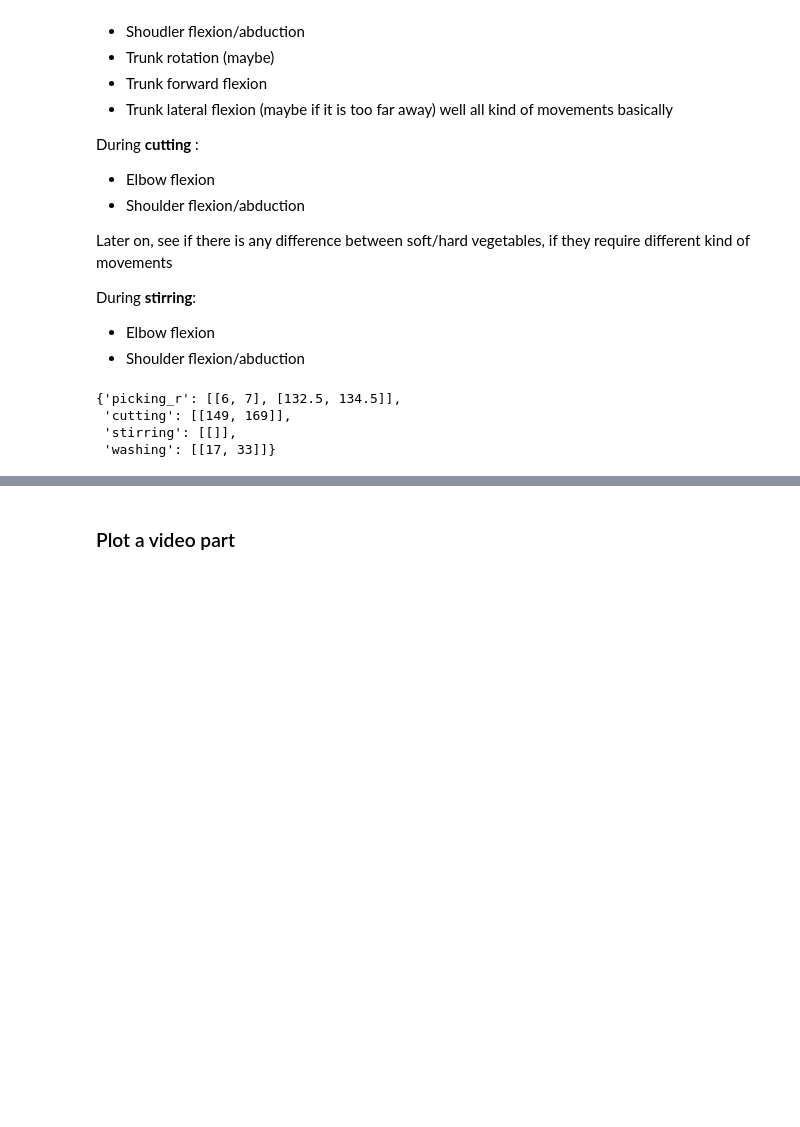
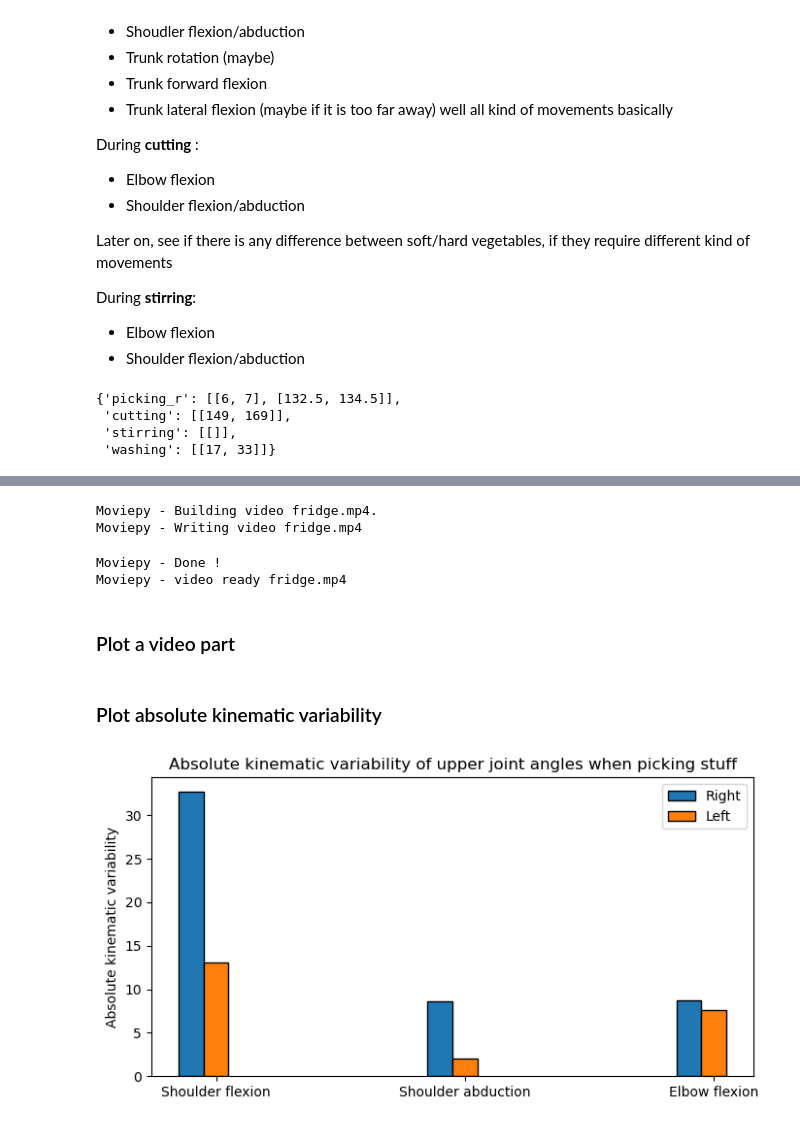
Before and after one commit to FranklinLeong/dexterity_assessment_CL, a Jupyter notebook: src/exploratory copie.ipynb, the cells around one changed output, grey strips where cells are left out. Drawn from its saved outputs; the diff is of its cells as text; code cells hidden in the pictures; blank space fills up the shorter version.

```diff
--- a/src/exploratory copie.ipynb
+++ b/src/exploratory copie.ipynb
@@ -824,7 +828,7 @@ On peut déjà calculer l'absolute kinematic variability pour notre personne ici
 SD = []
 for t1, t2 in events['picking_r']:
     idx = time_id(df, t1, t2)
-    SD.append(np.std(df['rightelbow_angle'][idx[0]:idx[1]]))
+    SD.append(np.std(df['rightelbow_flex'][idx[0]:idx[1]]))
 
 np.mean(SD)
 # %% [output]
@@ -953,3 +1048,18 @@ plt.show()
+# %%
+# loading video dsa gfg intro video
+clip = VideoFileClip("../data/small_data/merge_rgbposes.mp4")
+
+# getting only first 5 seconds
+clip = clip.subclip(events['picking_fridge'][0][0], events['picking_fridge'][0][1])
+
+# showing  clip
+#clip.ipython_display(width = 360)
+clip.write_videofile("fridge.mp4")
+# %% [output]
+Moviepy - Building video fridge.mp4.
+Moviepy - Writing video fridge.mp4
+Moviepy - Done !
+Moviepy - video ready fridge.mp4
 # %% [markdown]
 ### Plot a video part
 # %%
@@ -964,3 +1074,47 @@ clip = clip.subclip(6, 7)
 #clip.ipython_display(width = 360)
 clip.write_videofile("test.mp4")
 """
+# %% [markdown]
+### Plot absolute kinematic variability
+# %%
+keys_left = ['leftshoulder_flex', 'leftshoulder_abduc', 'leftelbow_flex']
+keys_right = ['rightshoulder_flex', 'rightshoulder_abduc', 'rightelbow_flex']
+
+SD_r = []
+abs_SD_r = []
+for key in keys_right:
+    SD_r = []
+    for t1, t2 in events['picking_r']:
+        idx = time_id(df, t1, t2)
+        SD_r.append(np.std(df[key][idx[0]:idx[1]]))
+    abs_SD_r.append(np.mean(SD_r))
+
+SD_l = []
+abs_SD_l = []
+for key in keys_left:
+    SD_l = []
+    for t1, t2 in events['picking_r']:
+        idx = time_id(df, t1, t2)
+        SD_l.append(np.std(df[key][idx[0]:idx[1]]))
+    abs_SD_l.append(np.mean(SD_l))
+
+# width of the bars
+barWidth = 0.1
+
+# The x position of bars
+r1 = np.arange(len(abs_SD_l))
+r2 = [x + barWidth for x in r1]
+
+plt.figure(figsize=(8,4))
+
+plt.bar(x = r1, height = abs_SD_r, width = barWidth, label = 'Right', edgecolor = 'black')
+plt.bar(x = r2, height = abs_SD_l, width = barWidth, label = 'Left', edgecolor = 'black')
+# general layout
+plt.xticks([r + barWidth for r in range(len(abs_SD_l))], ['Shoulder flexion', 'Shoulder abduction', 'Elbow flexion'])
+
+plt.title('Absolute kinematic variability of upper joint angles when picking stuff')
+plt.ylabel('Absolute kinematic variability')
+plt.legend()
+plt.show()
+# %% [output]
+[figure, added]
```
Also changed, not shown: parts of 20 cells of this notebook, 1 other file.
